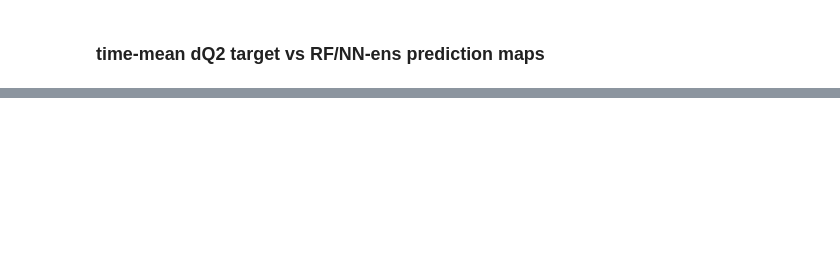
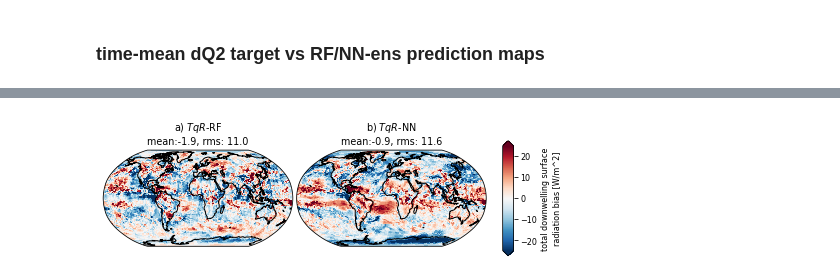
Before and after one commit to ai2cm/nudge-to-fine-3km-manuscript-workflow, a Jupyter notebook: notebooks/offline-column-integrated-prediction-time-mean.ipynb, the cells around one changed output, grey strips where cells are left out. Cells and saved outputs as stored; diff of their text form; code cells hidden in the pictures; blank space fills up the shorter version.

```diff
--- a/notebooks/offline-column-integrated-prediction-time-mean.ipynb
+++ b/notebooks/offline-column-integrated-prediction-time-mean.ipynb
@@ -230,15 +162,20 @@ def add_total_downward(ds):
 ds = add_total_downward(ds)
 # %%
 var = 'downward_total_radiative_flux_at_surface_bias'
-ds_pred = ds.sel({'derivation': ['$TquvR$-RF', '$TquvR$-NN']})
+ds_pred = ds.sel({'derivation': ['$TqR$-RF', '$TqR$-NN']})
 means = weighted_mean(ds_pred[var], grid['area'])
 rmss = weighted_rms(ds_pred[var], grid['area'])
 
 _, _, _, _, fg = fv3viz.plot_cube(
     fv3viz.mappable_var(xr.merge([grid, ds_pred]), var, **MAPPABLE_VAR_KWARGS),
     col = 'derivation'
 )
 for i, (ax, case, mean, rms) in enumerate(zip(fg.axes.flatten(), ds_pred.derivation.values, means.values, rmss.values)):
     ax.set_title(f"{string.ascii_lowercase[i]}) {case}\nmean:{mean:.1f}, rms: {rms:0.1f}")
 fg.fig.set_size_inches([7.6, 2])
-fg.fig.savefig(f'{OUTDIR}/{var}_offline_time_mean.eps', bbox_inches='tight')
+fg.fig.savefig(
+    f'{OUTDIR}/Figure_A3_downward_total_radiative_flux_at_surface_bias_offline_time_mean.eps',
+    bbox_inches='tight'
+)
+# %% [output]
+[figure, added]
```
Also changed, not shown: parts of 7 cells of this notebook.
